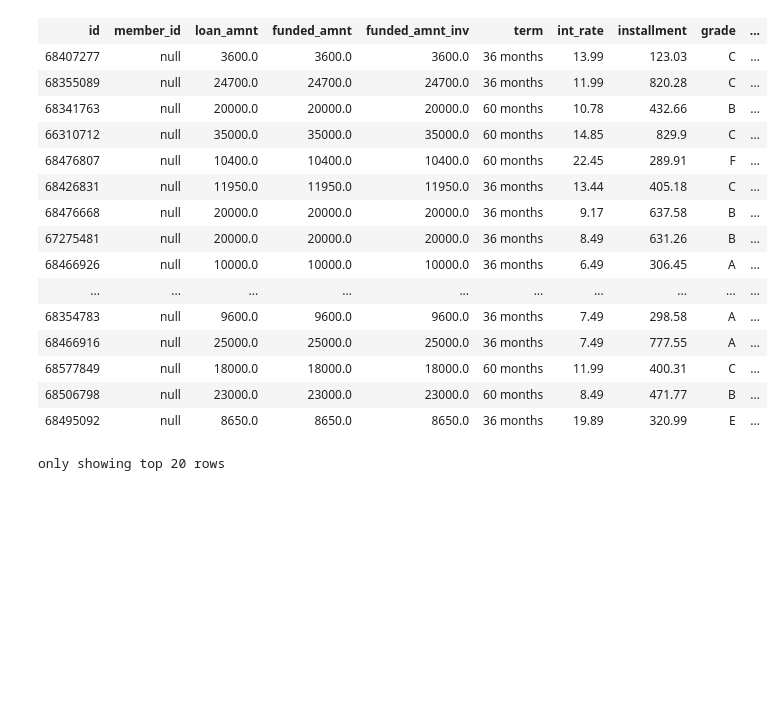
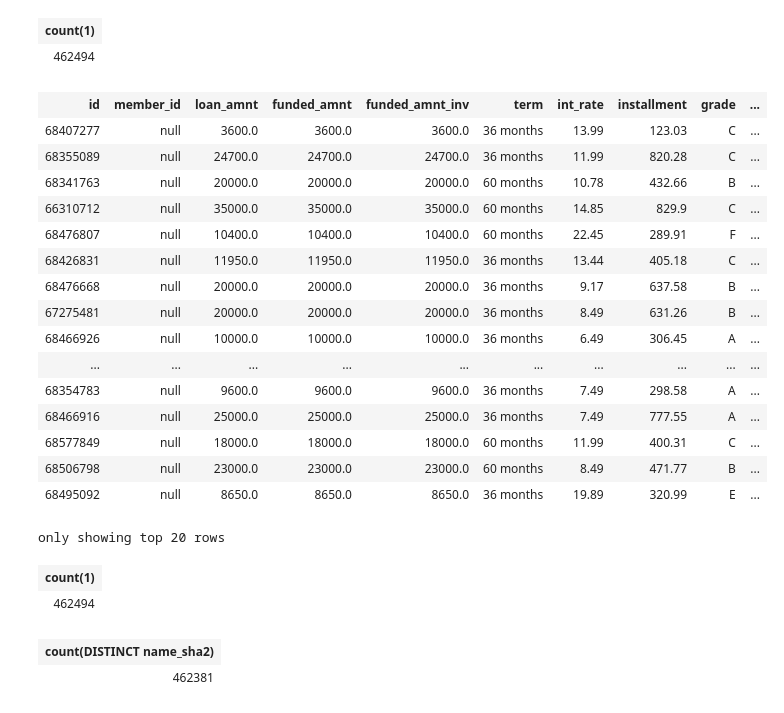
Before and after one commit to hrushikute/dataengineering, a Jupyter notebook: lending_club_dataset.ipynb, the cells around one changed output. Drawn from its saved outputs; the diff is of its cells as text; code cells hidden in the pictures; blank space fills up the shorter version.

```diff
--- a/lending_club_dataset.ipynb
+++ b/lending_club_dataset.ipynb
@@ -42,22 +22,7 @@ only showing top 20 rows
 # %%
 raw_df.createOrReplaceTempView("lendingclubdata")
 # %%
-spark.sql("select * from lendingclubdata")
+spark.sql("select count(*) from lendingclubdata")
 # %% [output]
-| id | member_id | loan_amnt | funded_amnt | funded_amnt_inv | term | int_rate | installment | grade | ... |
-| 68407277 | null | 3600.0 | 3600.0 | 3600.0 | 36 months | 13.99 | 123.03 | C | ... |
-| 68355089 | null | 24700.0 | 24700.0 | 24700.0 | 36 months | 11.99 | 820.28 | C | ... |
-| 68341763 | null | 20000.0 | 20000.0 | 20000.0 | 60 months | 10.78 | 432.66 | B | ... |
-| 66310712 | null | 35000.0 | 35000.0 | 35000.0 | 60 months | 14.85 | 829.9 | C | ... |
-| 68476807 | null | 10400.0 | 10400.0 | 10400.0 | 60 months | 22.45 | 289.91 | F | ... |
-| 68426831 | null | 11950.0 | 11950.0 | 11950.0 | 36 months | 13.44 | 405.18 | C | ... |
-| 68476668 | null | 20000.0 | 20000.0 | 20000.0 | 36 months | 9.17 | 637.58 | B | ... |
-| 67275481 | null | 20000.0 | 20000.0 | 20000.0 | 36 months | 8.49 | 631.26 | B | ... |
-| 68466926 | null | 10000.0 | 10000.0 | 10000.0 | 36 months | 6.49 | 306.45 | A | ... |
-| ... | ... | ... | ... | ... | ... | ... | ... | ... | ... |
-| 68354783 | null | 9600.0 | 9600.0 | 9600.0 | 36 months | 7.49 | 298.58 | A | ... |
-| 68466916 | null | 25000.0 | 25000.0 | 25000.0 | 36 months | 7.49 | 777.55 | A | ... |
-| 68577849 | null | 18000.0 | 18000.0 | 18000.0 | 60 months | 11.99 | 400.31 | C | ... |
-| 68506798 | null | 23000.0 | 23000.0 | 23000.0 | 60 months | 8.49 | 471.77 | B | ... |
-| 68495092 | null | 8650.0 | 8650.0 | 8650.0 | 36 months | 19.89 | 320.99 | E | ... |
+| count(1) |
+| 462494 |
-only showing top 20 rows
@@ -63,0 +33,20 @@ only showing top 20 rows
+# %%
+new_df
+# %% [output]
+| id | member_id | loan_amnt | funded_amnt | funded_amnt_inv | term | int_rate | installment | grade | ... |
+| 68407277 | null | 3600.0 | 3600.0 | 3600.0 | 36 months | 13.99 | 123.03 | C | ... |
+| 68355089 | null | 24700.0 | 24700.0 | 24700.0 | 36 months | 11.99 | 820.28 | C | ... |
+| 68341763 | null | 20000.0 | 20000.0 | 20000.0 | 60 months | 10.78 | 432.66 | B | ... |
+| 66310712 | null | 35000.0 | 35000.0 | 35000.0 | 60 months | 14.85 | 829.9 | C | ... |
+| 68476807 | null | 10400.0 | 10400.0 | 10400.0 | 60 months | 22.45 | 289.91 | F | ... |
+| 68426831 | null | 11950.0 | 11950.0 | 11950.0 | 36 months | 13.44 | 405.18 | C | ... |
+| 68476668 | null | 20000.0 | 20000.0 | 20000.0 | 36 months | 9.17 | 637.58 | B | ... |
+| 67275481 | null | 20000.0 | 20000.0 | 20000.0 | 36 months | 8.49 | 631.26 | B | ... |
+| 68466926 | null | 10000.0 | 10000.0 | 10000.0 | 36 months | 6.49 | 306.45 | A | ... |
+| ... | ... | ... | ... | ... | ... | ... | ... | ... | ... |
+| 68354783 | null | 9600.0 | 9600.0 | 9600.0 | 36 months | 7.49 | 298.58 | A | ... |
+| 68466916 | null | 25000.0 | 25000.0 | 25000.0 | 36 months | 7.49 | 777.55 | A | ... |
+| 68577849 | null | 18000.0 | 18000.0 | 18000.0 | 60 months | 11.99 | 400.31 | C | ... |
+| 68506798 | null | 23000.0 | 23000.0 | 23000.0 | 60 months | 8.49 | 471.77 | B | ... |
+| 68495092 | null | 8650.0 | 8650.0 | 8650.0 | 36 months | 19.89 | 320.99 | E | ... |
+only showing top 20 rows
@@ -63,0 +57,10 @@ only showing top 20 rows
+# %%
+spark.sql("select count(*) from newtable")
+# %% [output]
+| count(1) |
+| 462494 |
+# %%
+spark.sql("select count(distinct(name_sha2)) from newtable")
+# %% [output]
+| count(DISTINCT name_sha2) |
+| 462381 |
```
Also changed, not shown: parts of 9 cells of this notebook.
